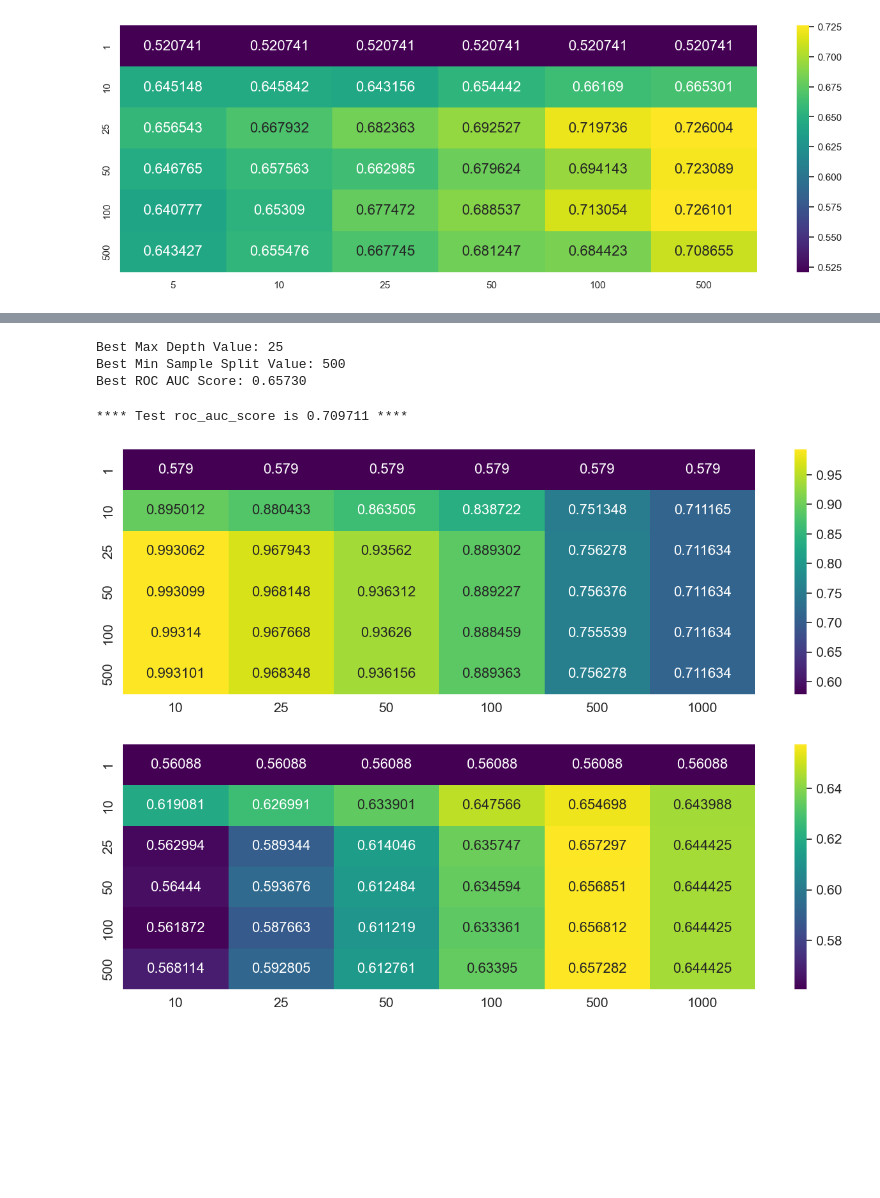
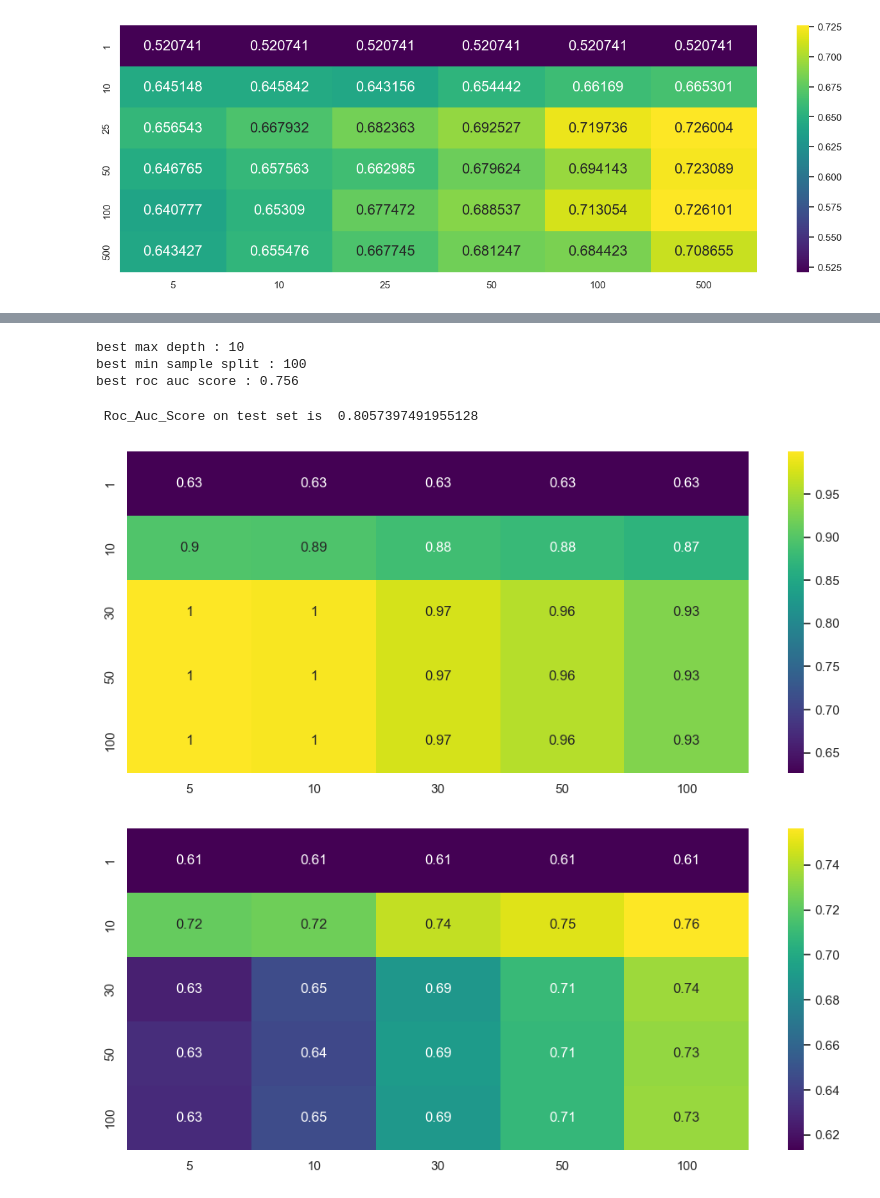
Before and after one commit to LordSomen/FoodAnalysis-and-Modeling, a Jupyter notebook: Review Classifier/foodreview_modeling_decisiontrees.ipynb, the cells around one changed output, grey strips where cells are left out. Cells and saved outputs as stored; diff of their text form; code cells hidden in the pictures; blank space fills up the shorter version.

```diff
--- a/Review Classifier/foodreview_modeling_decisiontrees.ipynb
+++ b/Review Classifier/foodreview_modeling_decisiontrees.ipynb
@@ -88,7 +88,7 @@ len(textsplits)
 w2v_model = Word2Vec(textsplits,min_count=10,vector_size=65)
 X_w2v = w2v_model.wv.key_to_index.keys()
 # %%
-w2v_words = list(X_w2v)
+w2v_words = set(list(X_w2v))
 list_vectors = []
 
 for text in tqdm(textsplits):
@@ -505,14 +507,14 @@ X_train_tfw2v, X_test_tfw2v, y_train_tfw2v, y_test_tfw2v = train_test_split(
 # using GridSearchCV
 grid_search = GridSearchCV(decision_tree_model,parameters,scoring='roc_auc',cv=10,n_jobs=-1,return_train_score=True)
 
-grid_search.fit(X_train_tfw2v,y_train_tfw2v)
+grid_search.fit(X_train_tfw2v[:30000],y_train_tfw2v[:30000])
 print("best max depth :",grid_search.best_params_['max_depth'])
 print("best min sample split :",grid_search.best_params_['min_samples_split'])
 print("best roc auc score : %.3f"%(grid_search.best_score_))
 # %% [output]
-Best Max Depth Value: 25
-Best Min Sample Split Value: 500
-Best ROC AUC Score: 0.65730
+best max depth : 10
+best min sample split : 100
+best roc auc score : 0.756
 # %%
 best_max_depth = grid_search.best_params_['max_depth']
 best_min_sample_split = grid_search.best_params_['min_samples_split']
@@ -525,27 +527,27 @@ y_pred = decisiontree_model_final.predict_proba(X_test_tfw2v)[:,1]
 auc_score = roc_auc_score(y_test_tfw2v, y_pred)
 print("\n Roc_Auc_Score on test set is " ,(auc_score))
 # %% [output]
-**** Test roc_auc_score is 0.709711 ****
+ Roc_Auc_Score on test set is  0.8057397491955128
 # %%
 # train data
 mean_score=np.array(grid_search.cv_results_['mean_train_score'])
-arr = np.reshape(mean_score, (6,6))
+arr = np.reshape(mean_score, (5,5))
 data = pd.DataFrame(arr, index=parameters['max_depth'], columns=parameters['min_samples_split'])
 plt.figure(figsize = (12,5))
 sns.heatmap(data, annot=True, annot_kws={"size": 12}, cmap='viridis')
 plt.show()
 # %% [output]
-[figure, old version]
+[figure, new version]
 # %%
 # test data
 mean_score=np.array(grid_search.cv_results_['mean_test_score'])
-arr = np.reshape(mean_score, (6,6))
+arr = np.reshape(mean_score, (5,5))
 data = pd.DataFrame(arr, index=parameters['max_depth'], columns=parameters['min_samples_split'])
 plt.figure(figsize = (12,5))
 sns.heatmap(data, annot=True, annot_kws={"size": 12}, cmap='viridis')
 plt.show()
 # %% [output]
-[figure, old version]
+[figure, new version]
 # %%
 # confusion matrix of trained set
 y_predict = decisiontree_model_final.predict(X_train_tfw2v)
```
Also changed, not shown: parts of 17 cells of this notebook, 2 other files.
